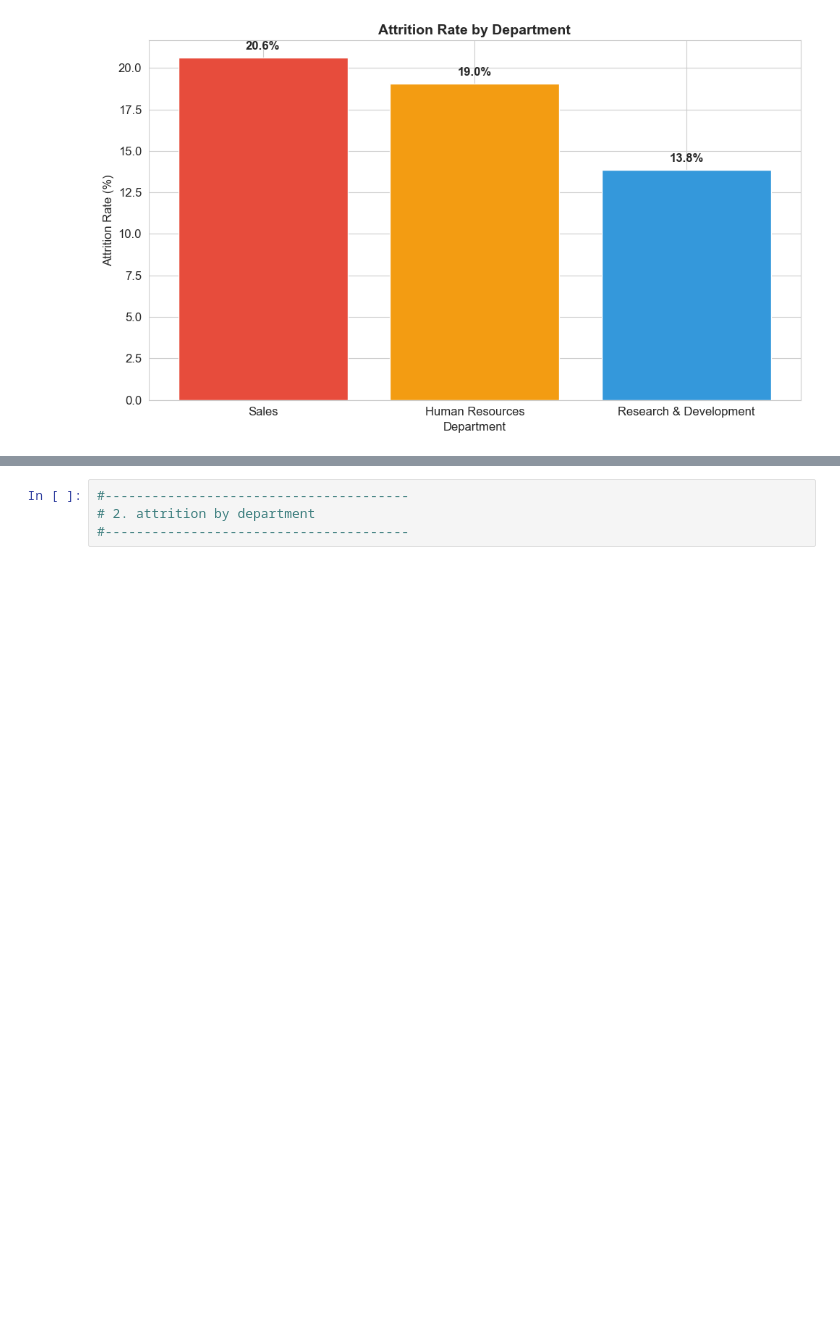
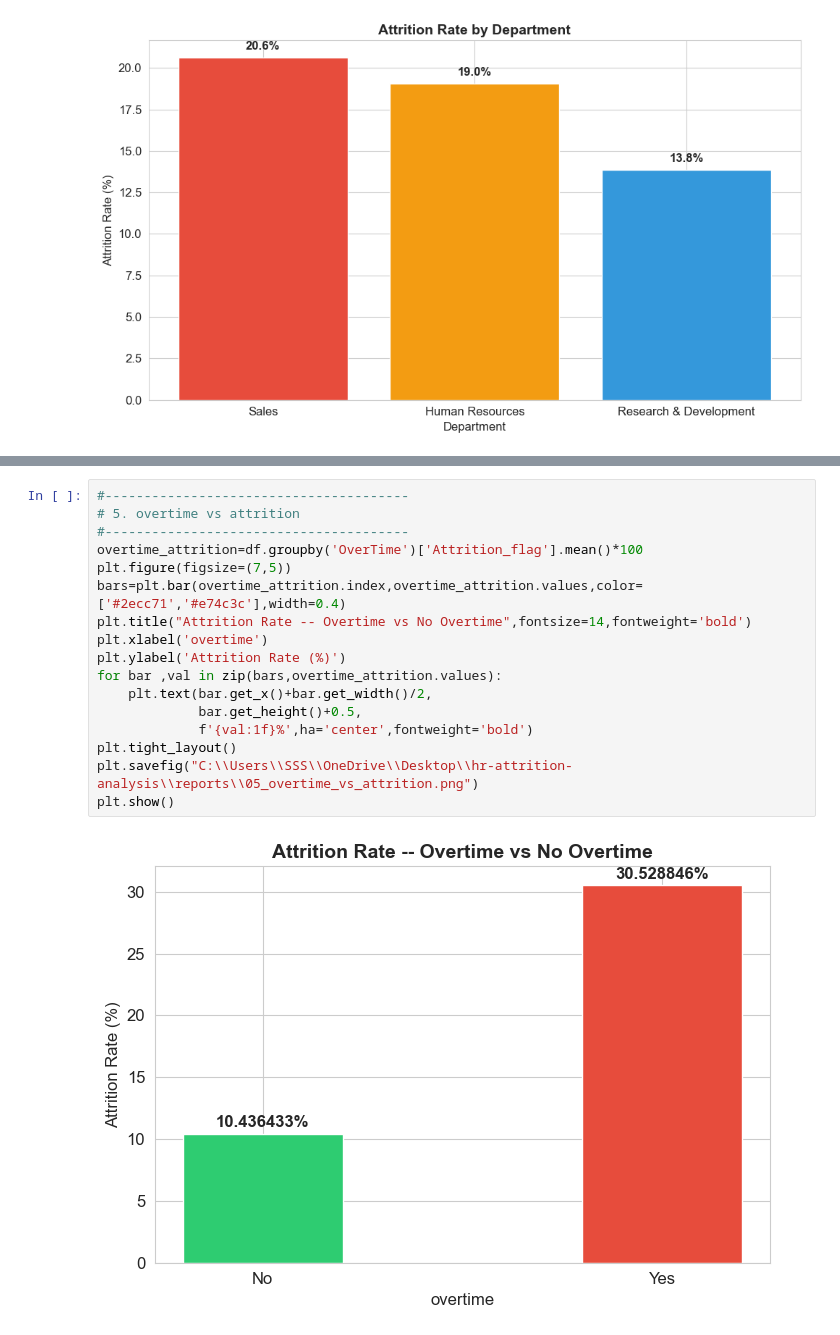
Before and after one commit to shirisha-seetha/hr-attrition-analysis, a Jupyter notebook: notebooks/02_EDA_Visualization.ipynb, the cells around one changed output, grey strips where cells are left out. Cells and saved outputs as stored; diff of their text form; blank space fills up the shorter version.

```diff
--- a/notebooks/02_EDA_Visualization.ipynb
+++ b/notebooks/02_EDA_Visualization.ipynb
@@ -110,6 +102,21 @@ plt.show()
 # %%
 #---------------------------------------
-# 2. attrition by department
+# 5. overtime vs attrition
 #---------------------------------------
+overtime_attrition=df.groupby('OverTime')['Attrition_flag'].mean()*100
+plt.figure(figsize=(7,5))
+bars=plt.bar(overtime_attrition.index,overtime_attrition.values,color=['#2ecc71','#e74c3c'],width=0.4)
+plt.title("Attrition Rate -- Overtime vs No Overtime",fontsize=14,fontweight='bold')
+plt.xlabel('overtime')
+plt.ylabel('Attrition Rate (%)')
+for bar ,val in zip(bars,overtime_attrition.values):
+    plt.text(bar.get_x()+bar.get_width()/2,
+             bar.get_height()+0.5,
+             f'{val:1f}%',ha='center',fontweight='bold')
+plt.tight_layout()
+plt.savefig("C:\\Users\\SSS\\OneDrive\\Desktop\\hr-attrition-analysis\\reports\\05_overtime_vs_attrition.png")
+plt.show()
+# %% [output]
+[figure, added]
 # %%
 #---------------------------------------
```
Also changed, not shown: parts of 9 cells of this notebook.
